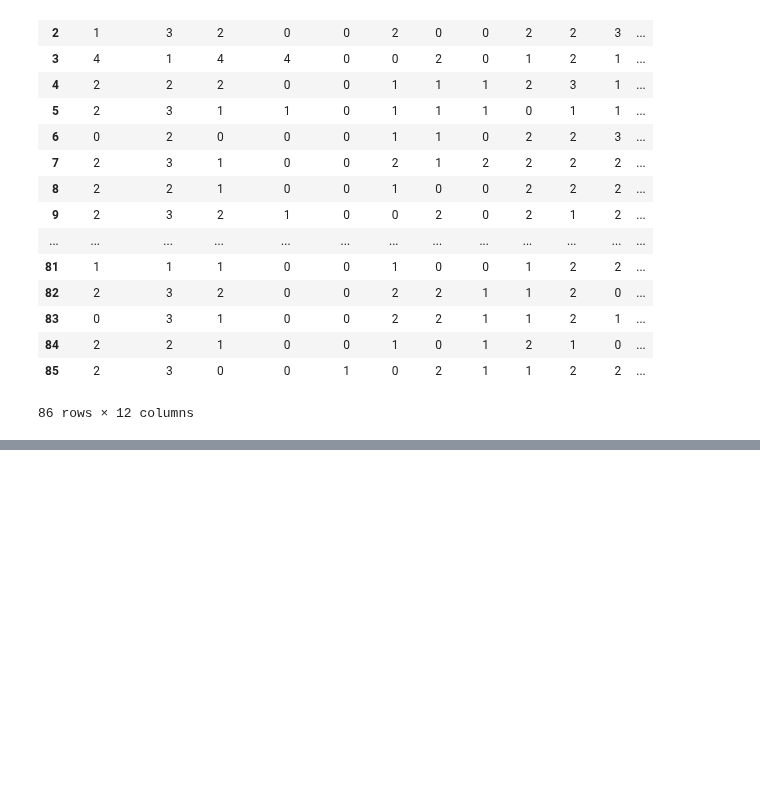
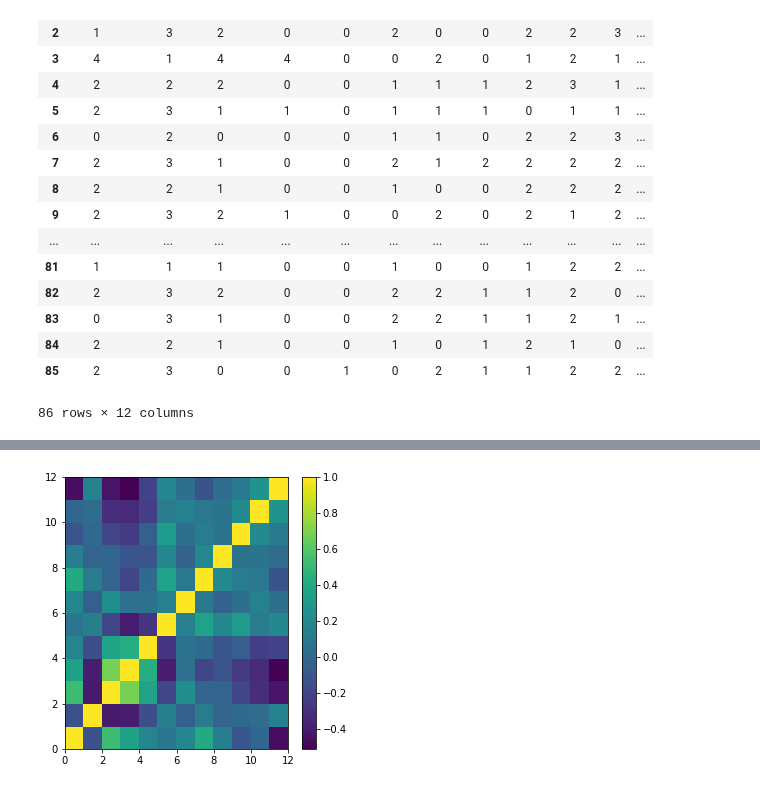
Before and after one commit to udaytak/Edx_PythonForResearch, a Jupyter notebook: 4_11. Case Study - Classifying Whiskies.ipynb, the cells around one changed output, grey strips where cells are left out. Cells and saved outputs as stored; diff of their text form; code cells hidden in the pictures; blank space fills up the shorter version.

Commit message:
4.1.3 Exploring Correlations

```diff
--- a/4_11. Case Study - Classifying Whiskies.ipynb
+++ b/4_11. Case Study - Classifying Whiskies.ipynb
@@ -250,0 +263,3 @@ flavors
+# %%
+corr_flavors = pd.DataFrame.corr(flavors)
+print(corr_flavors)
@@ -250,0 +284,9 @@ flavors
+# %%
+import matplotlib.pyplot as plt
+plt.figure(figsize=(5,5))
+plt.pcolor(corr_flavors) #plot correlation matrix by pcolor
+plt.colorbar() #colorbar on the side of the graph
+plt.savefig("corr_flavors.pdf")
+plt.show()
+# %% [output]
+[figure, added]
```
Also changed, not shown: parts of 5 cells of this notebook, 2 other files.
